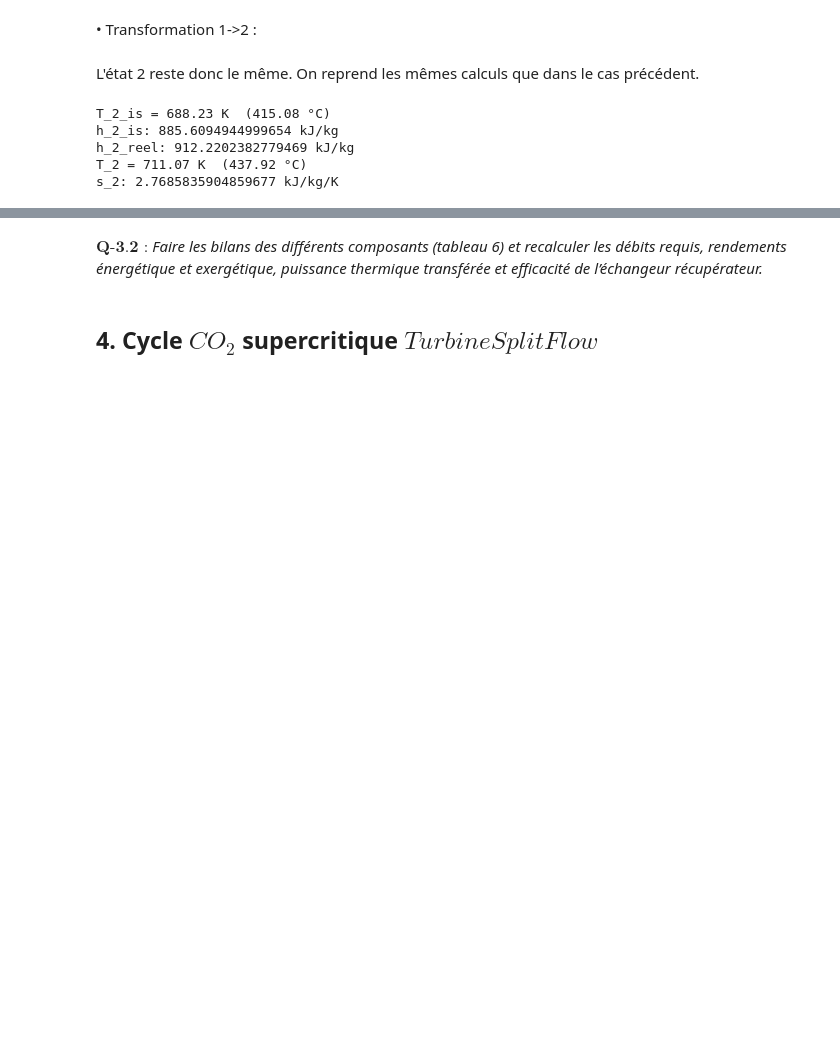
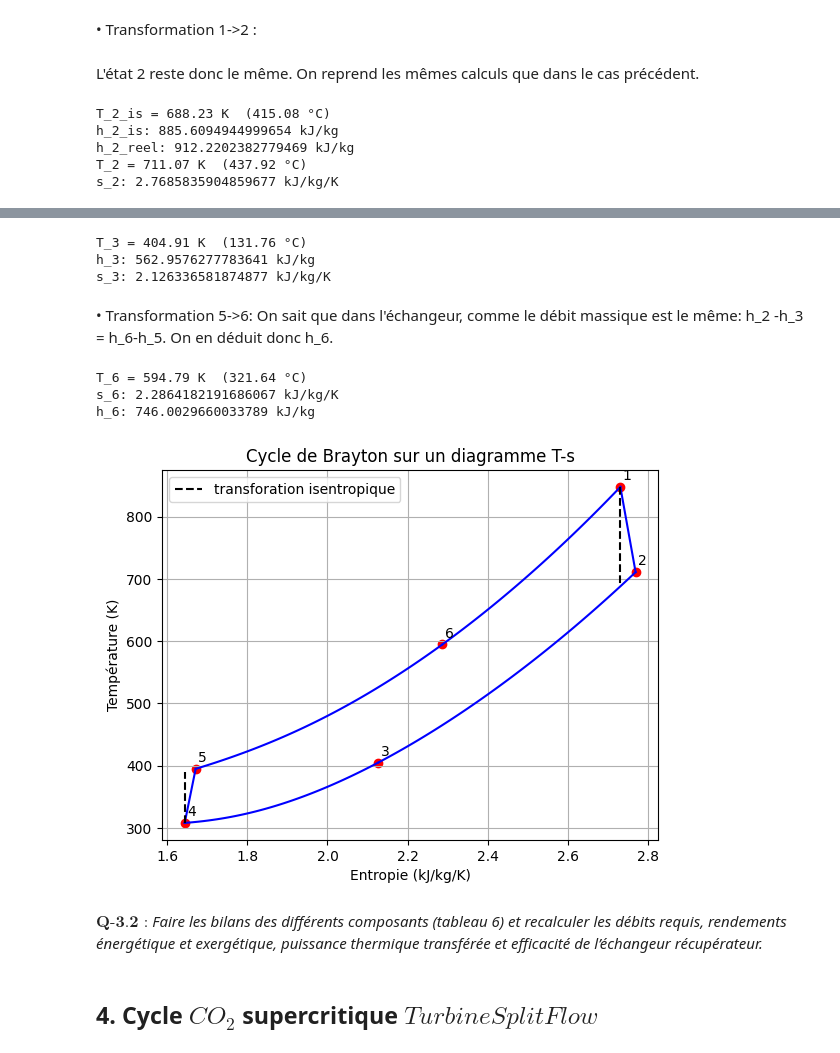
Before and after one commit to noamguillou/Genie-energetique, a Jupyter notebook: projet.ipynb, the cells around one changed output, grey strips where cells are left out. Drawn from its saved outputs; the diff is of its cells as text; code cells hidden in the pictures; blank space fills up the shorter version.

```diff
--- a/projet.ipynb
+++ b/projet.ipynb
@@ -601,3 +617,79 @@ donc : h3 = h5 + h2 - h6
+# %%
+T_3 = T_5 + 10 #K
+P_3 = P_4 #échangeur isobare
+h_3 = CP.PropsSI("H","P",P_3,"T",T_3,"CO2")
+s_3 = CP.PropsSI("S","P",P_3,"H",h_3,"CO2")
+
+print(f"T_3 = {T_3:.2f} K  ({T_3 - 273.15:.2f} °C)")
+print(f"h_3: {h_3*1e-3} kJ/kg")
+print(f"s_3: {s_3*1e-3} kJ/kg/K")
+# %% [output]
+T_3 = 404.91 K  (131.76 °C)
+h_3: 562.9576277783641 kJ/kg
+s_3: 2.126336581874877 kJ/kg/K
+# %% [markdown]
+• Transformation 5->6:
+On sait que dans l'échangeur, comme le débit massique est le même: h_2 -h_3 = h_6-h_5.
+On en déduit donc h_6.
+# %%
+h_6 = h_5 + h_2_reel -h_3
+P_6 = P_1 #échangeur isobare
+T_6 = CP.PropsSI("T", "P", P_6, "H", h_6, "CO2")
+s_6 = CP.PropsSI("S","P",P_6,"H",h_6,"CO2")
+
+print(f"T_6 = {T_6:.2f} K  ({T_6 - 273.15:.2f} °C)")
+print(f"s_6: {s_6*1e-3} kJ/kg/K")
+print(f"h_6: {h_6*1e-3} kJ/kg")
+# %% [output]
+T_6 = 594.79 K  (321.64 °C)
+s_6: 2.2864182191686067 kJ/kg/K
+h_6: 746.0029660033789 kJ/kg
+# %%
+points_s = [s_1*1e-3, s_2*1e-3, s_3*1e-3, s_4*1e-3, s_5*1e-3, s_6*1e-3]
+points_T = [T_1, T_2, T_3, T_4, T_5, T_6]
+points_P= [P_1, P_2, P_3, P_4, P_5, P_6]
+
+# Programme pour tracer les isobares
+def transfo_isobare(T_in, T_out, P, n=100):
+    Ss, Ts = [], []
+    for t in np.linspace(T_in, T_out, n):
+        try:
+            s_val = CP.PropsSI("S", "P", P, "T", t, "CO2") * 1e-3  # Conversion en kJ/kg/K
+            Ss.append(s_val)
+            Ts.append(t)
+        except:
+            pass
+    return [np.array(Ss), np.array(Ts)]
+
+# Affichage des 6 points états
+plt.scatter(points_s, points_T, marker='o', color='red')
+for i, txt in enumerate(['1', '2', '3', '4','5','6']):
+    plt.annotate(txt, (points_s[i], points_T[i]), textcoords="offset points", xytext=(5,5), ha='center')
+# Tracé des isobares
+S_23, T_23 = transfo_isobare( T_2, T_3, P_2)
+plt.plot(S_23, T_23, color='blue')
+S_34, T_34 = transfo_isobare( T_3, T_4, P_3)
+plt.plot(S_34, T_34, color='blue')
+S_56, T_56 = transfo_isobare( T_5, T_6, P_5)
+plt.plot(S_56, T_56, color='blue')
+S_61, T_61 = transfo_isobare(T_6, T_1, P_6)
+plt.plot(S_61, T_61, color='blue')
+# Tracé des transformations réelles
+plt.plot([points_s[0], points_s[1]], [points_T[0], points_T[1]], color='blue')
+plt.plot([points_s[3], points_s[4]], [points_T[3], points_T[4]], color='blue')
+# Tracé des transformations isentropiques
+plt.plot([points_s[0], points_s[0]], [points_T[0], T_2_is],'k--', color='black', label='transforation isentropique')
+plt.plot([points_s[3], points_s[3]], [points_T[3], T_4_is], 'k--', color='black')
+
+# Affichage du diagramme
+plt.xlabel('Entropie (kJ/kg/K)')
+plt.ylabel('Température (K)')
+plt.title('Cycle de Brayton sur un diagramme T-s')
+plt.legend()
+plt.grid()
+plt.show()
+# %% [output]
+[figure, added]
 # %% [markdown]
 *$\textbf{Q-3.2 :}$ Faire les bilans des différents composants (tableau 6) et recalculer les débits requis, rendements énergétique et exergétique, puissance thermique transférée et efficacité de l’échangeur récupérateur.*
 # %% [markdown]
```
Also changed, not shown: parts of 21 cells of this notebook.
